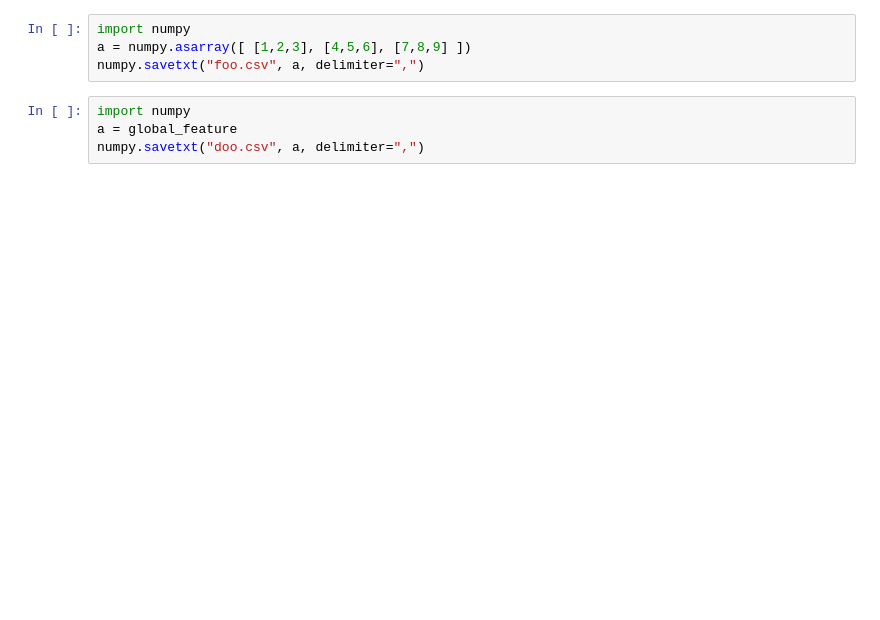
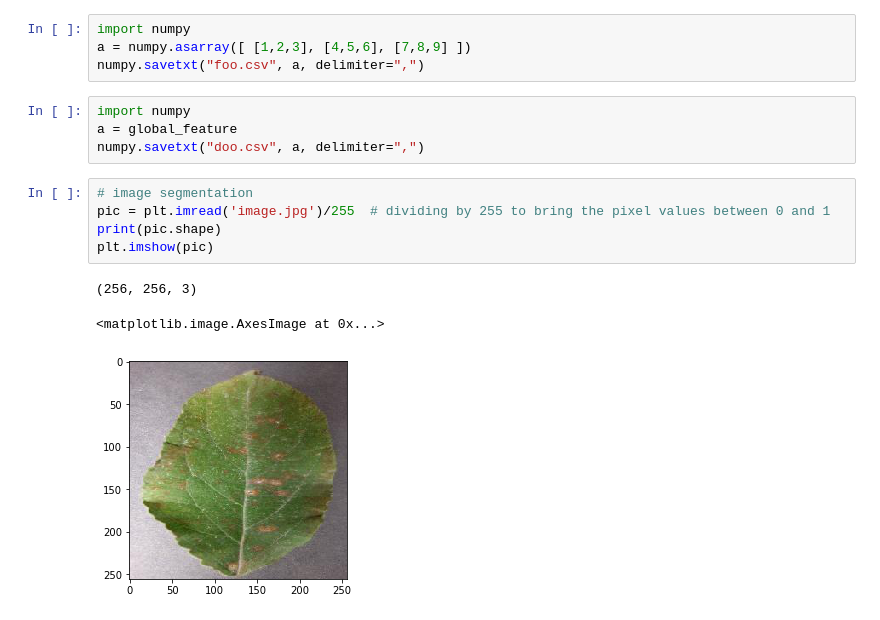
Before and after one commit to mehra-deepak/Plant-Disease-Detection, a Jupyter notebook: SC.ipynb, the cells around one changed output. Saved outputs shown, nothing was run; the diff lists cells and outputs as text; blank space fills up the shorter version.

Commit message:
modified SC file for segmentation

```diff
--- a/SC.ipynb
+++ b/SC.ipynb
@@ -100,3 +133,12 @@ numpy.savetxt("foo.csv", a, delimiter=",")
 import numpy
 a = global_feature
 numpy.savetxt("doo.csv", a, delimiter=",")
+# %%
+# image segmentation
+pic = plt.imread('image.jpg')/255  # dividing by 255 to bring the pixel values between 0 and 1
+print(pic.shape)
+plt.imshow(pic)
+# %% [output]
+(256, 256, 3)
+<matplotlib.image.AxesImage at 0x...>
+[figure, added]
```
Also changed, not shown: parts of 33 cells of this notebook.
